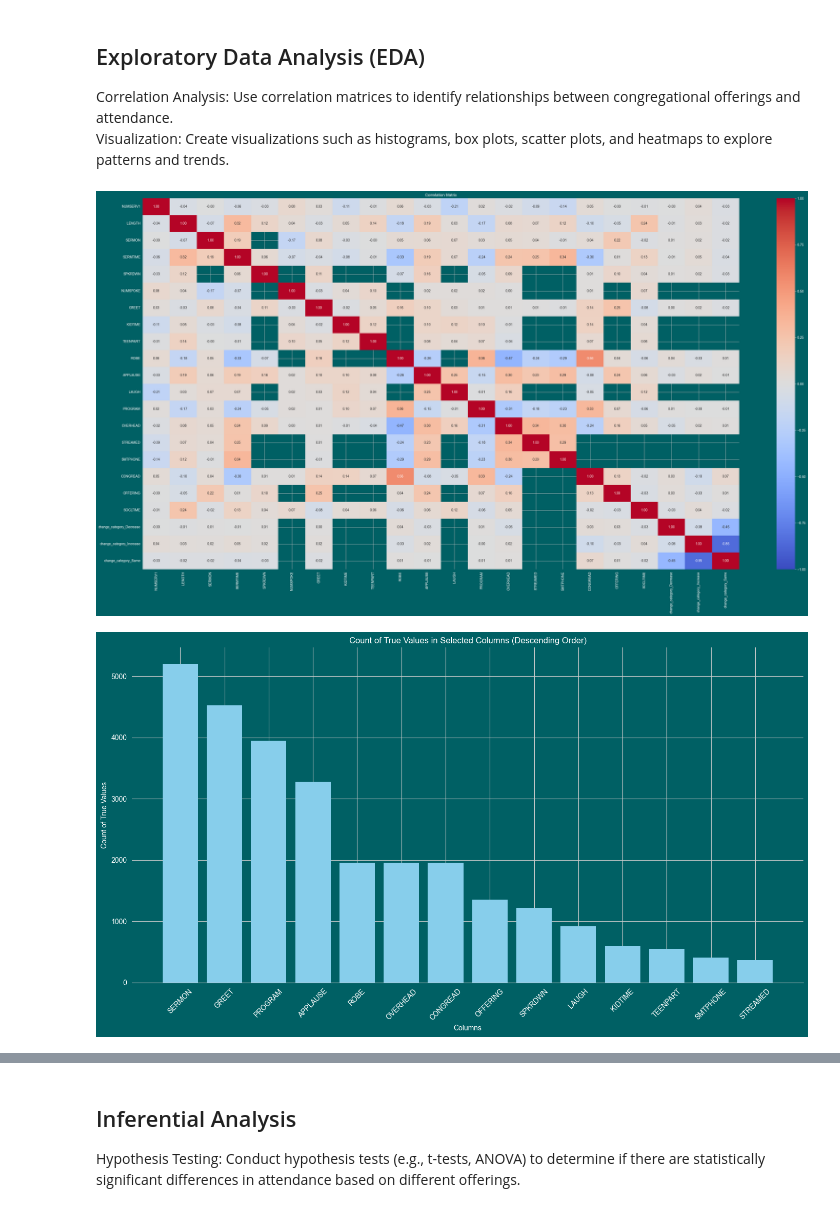
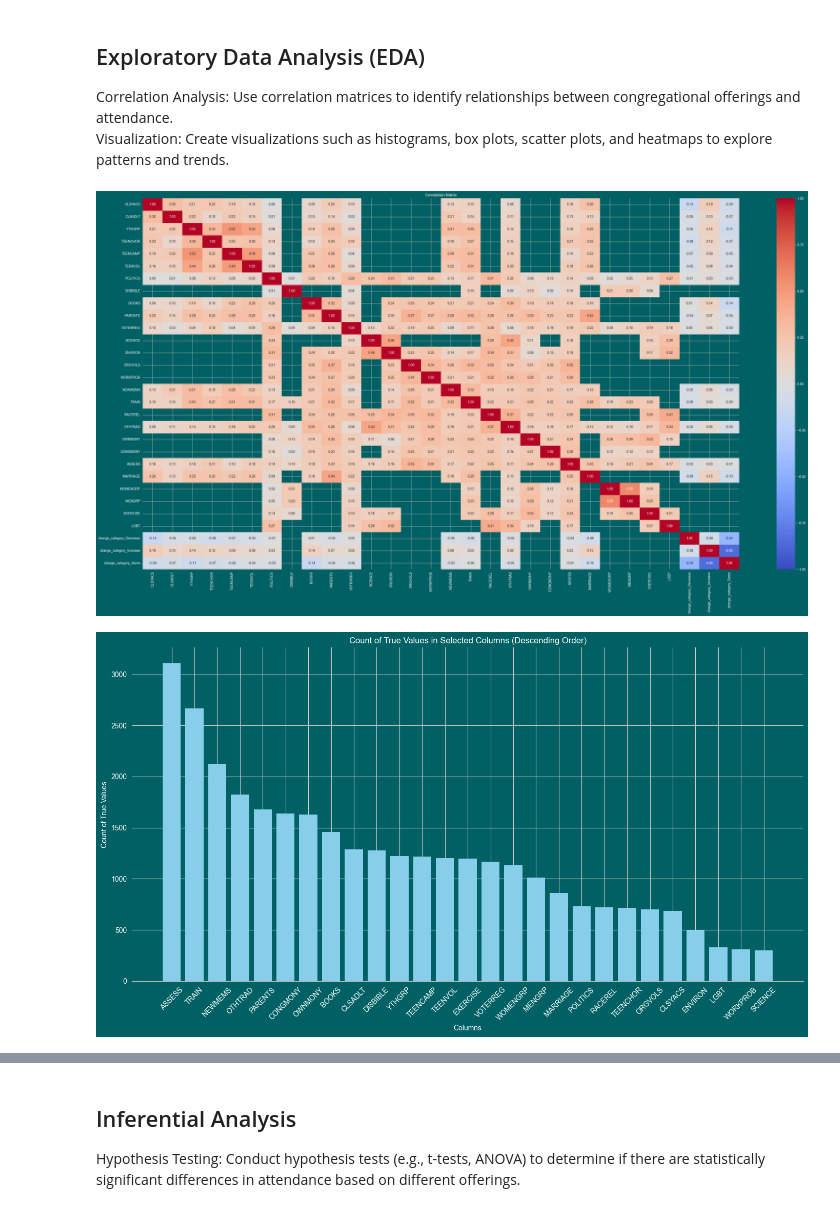
Before and after one commit to NRSchaaf/unlocking-church-growth, a Jupyter notebook: notebook/program_analysis.ipynb, the cells around one changed output, grey strips where cells are left out. Saved outputs shown, nothing was run; the diff lists cells and outputs as text; code cells hidden in the pictures.

Commit message:
finish program analysis

```diff
--- a/notebook/program_analysis.ipynb
+++ b/notebook/program_analysis.ipynb
@@ -127,14 +123,18 @@ df_worship = data[selected_columns].copy()
+# %%
+# Select specific features
+selected_columns = ['DENOM', 'CLSYACS', 'CLSADLT', 'YTHGRP', 'TEENCHOR', 'TEENCAMP', 'TEENVOL', 'POLITICS', 'DISBIBLE', 'BOOKS', 'PARENTS', 'VOTERREG', 'SCIENCE', 'ENVIRON', 'ORGVOLS', 'WORKPROB', 'NEWMEMS', 'TRAIN', 'RACEREL', 'OTHTRAD', 'OWNMONY', 'CONGMONY', 'ASSESS', 'MARRIAGE', 'WOMENGRP', 'MENGRP', 'EXERCISE', 'LGBT', 'change_category']
+df_programs = data[selected_columns].copy()
 # %%
 # Drop DENOM
-df_worship.drop(['DENOM'], axis=1, inplace=True)
+df_programs.drop(['DENOM'], axis=1, inplace=True)
 
 # One-Hot Encoding
-categorical_columns = df_worship.select_dtypes(include=['category']).columns.tolist()
+categorical_columns = df_programs.select_dtypes(include=['category']).columns.tolist()
 encoder = OneHotEncoder(sparse_output=False)
-encoded_features = encoder.fit_transform(df_worship[categorical_columns])
+encoded_features = encoder.fit_transform(df_programs[categorical_columns])
 encoded_df = pd.DataFrame(encoded_features, columns=encoder.get_feature_names_out(categorical_columns))
-df_worship_encoded = pd.concat([df_worship, encoded_df], axis=1)
-df_worship_encoded = df_worship_encoded.drop(categorical_columns, axis=1)
+df_programs_encoded = pd.concat([df_programs, encoded_df], axis=1)
+df_programs_encoded = df_programs_encoded.drop(categorical_columns, axis=1)
 # %% [markdown]
 ## Descriptive Analysis
 # %%
@@ -174,22 +171,22 @@ Correlation Analysis: Use correlation matrices to identify relationships between
 Visualization: Create visualizations such as histograms, box plots, scatter plots, and heatmaps to explore patterns and trends.
 # %%
 # Perform correlation analysis
-correlation_matrix = df_worship_encoded.corr()
+correlation_matrix = df_programs_encoded.corr()
 
 plt.figure(figsize=(40,20))  # Adjust the figure size if needed
 sns.heatmap(correlation_matrix, annot=True, cmap='coolwarm', fmt=".2f", vmin=-1, vmax=1)
 
 # Add plot title and show plot
 plt.title('Correlation Matrix')
 plt.show()
 # %% [output]
-[figure, old version]
+[figure, new version]
 # %%
 # Specify columns of interest
-columns_of_interest = ['SERMON', 'SPKRDWN', 'GREET', 'KIDTIME', 'TEENPART', 'ROBE', 'APPLAUSE', 'LAUGH', 'PROGRAM', 'OVERHEAD', 'STREAMED', 'SMTPHONE', 'CONGREAD', 'OFFERING']
+columns_of_interest = ['CLSYACS', 'CLSADLT', 'YTHGRP', 'TEENCHOR', 'TEENCAMP', 'TEENVOL', 'POLITICS', 'DISBIBLE', 'BOOKS', 'PARENTS', 'VOTERREG', 'SCIENCE', 'ENVIRON', 'ORGVOLS', 'WORKPROB', 'NEWMEMS', 'TRAIN', 'RACEREL', 'OTHTRAD', 'OWNMONY', 'CONGMONY', 'ASSESS', 'MARRIAGE', 'WOMENGRP', 'MENGRP', 'EXERCISE', 'LGBT']
 
 # Count True values for each column
-counts = {col: df_worship_encoded[col].sum() for col in columns_of_interest}
+counts = {col: df_programs_encoded[col].sum() for col in columns_of_interest}
 
 # Sort counts in descending order
 sorted_counts = dict(sorted(counts.items(), key=lambda item: item[1], reverse=True))
@@ -210,4 +207,4 @@ plt.xticks(rotation=45)
 plt.tight_layout()
 plt.show()
 # %% [output]
-[figure, old version]
+[figure, new version]
```
Also changed, not shown: parts of 14 cells of this notebook, 2 other files.
